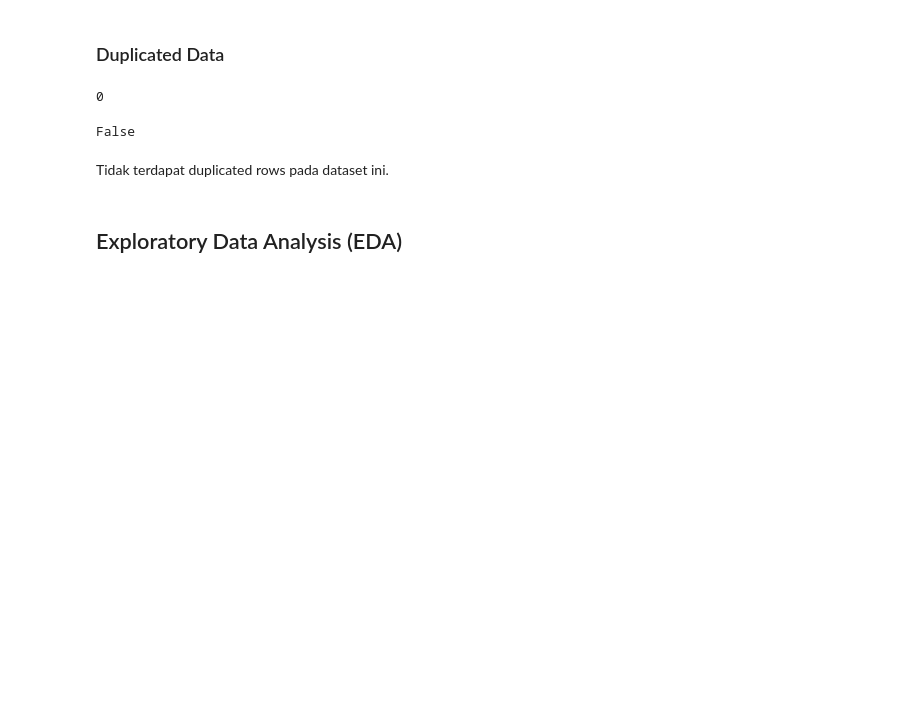
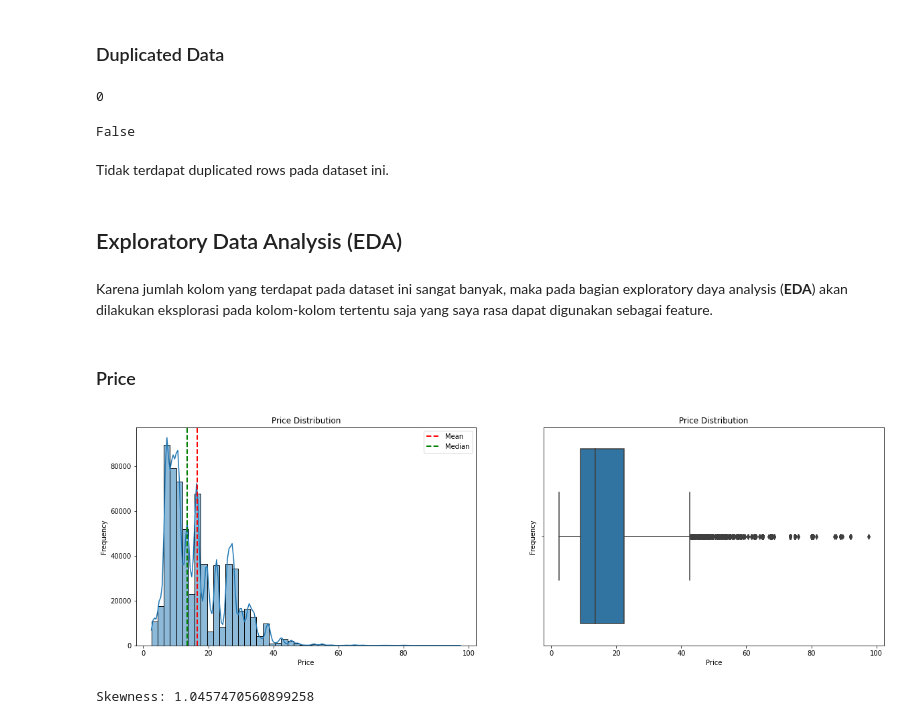
Before and after one commit to Penzragon/h8dsft_P1W1Reg, a Jupyter notebook: script.ipynb, the cells around one changed output. Saved outputs shown, nothing was run; the diff lists cells and outputs as text; code cells hidden in the pictures; blank space fills up the shorter version.

```diff
--- a/script.ipynb
+++ b/script.ipynb
@@ -204,3 +204,27 @@ False
 Tidak terdapat duplicated rows pada dataset ini.
 # %% [markdown]
 ## Exploratory Data Analysis (EDA)
+# %% [markdown]
+Karena jumlah kolom yang terdapat pada dataset ini sangat banyak, maka pada bagian exploratory daya analysis (**EDA**) akan dilakukan eksplorasi pada kolom-kolom tertentu saja yang saya rasa dapat digunakan sebagai feature.
+# %% [markdown]
+### Price
+# %%
+plt.figure(figsize=(20,6))
+plt.subplot(1, 2, 1)
+sns.histplot(x='price', data=rides, bins=50, kde=True)
+plt.axvline(rides.price.mean(), color='red', linestyle='dashed', linewidth=2, label='Mean')
+plt.axvline(rides.price.median(), color='green', linestyle='dashed', linewidth=2, label='Median')
+plt.title('Price Distribution')
+plt.xlabel('Price')
+plt.ylabel('Frequency')
+plt.legend()
+plt.subplot(1, 2, 2)
+sns.boxplot(x='price', data=rides)
+plt.title('Price Distribution')
+plt.xlabel('Price')
+plt.ylabel('Frequency')
+plt.show()
+print(f'Skewness: {rides.price.skew()}')
+# %% [output]
+[figure, added]
+Skewness: 1.0457470560899258
```
Also changed, not shown: parts of 9 cells of this notebook.
